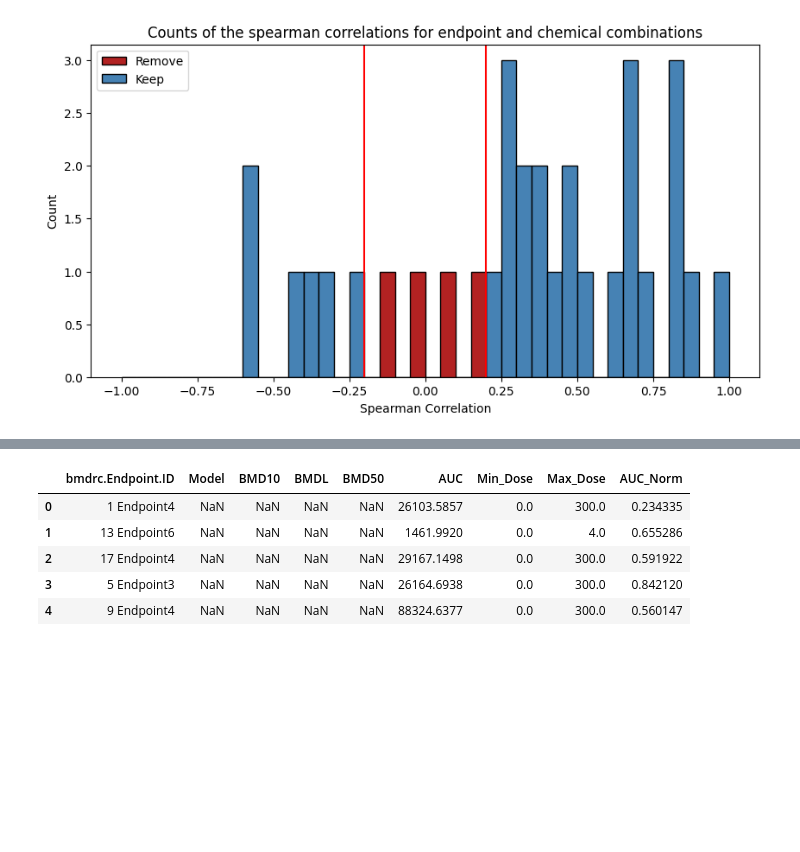
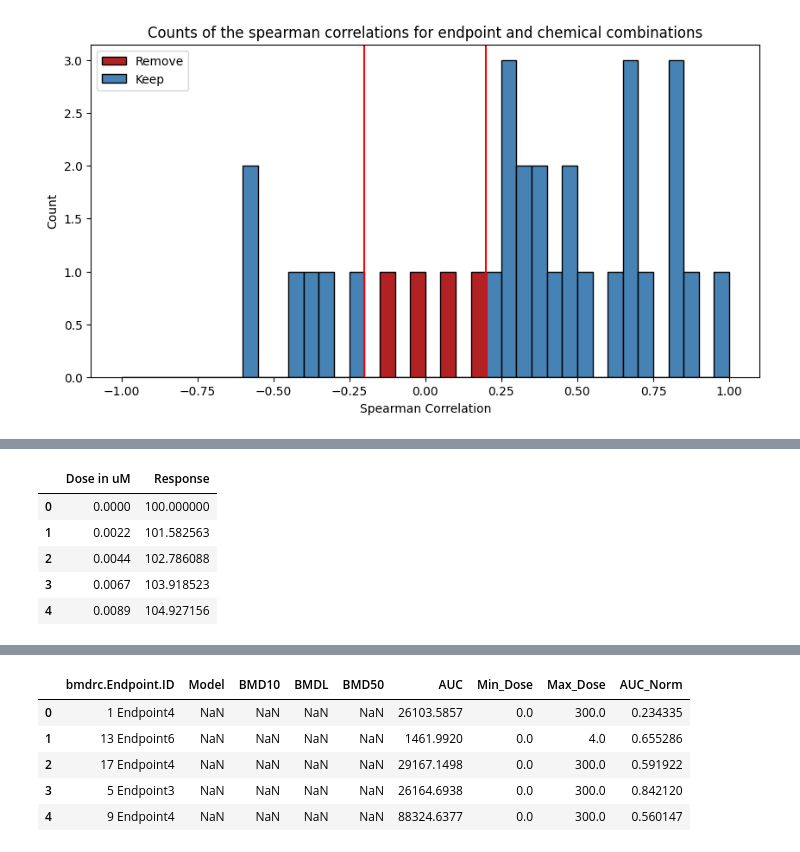
Before and after one commit to PNNL-CompBio/bmdrc, a Jupyter notebook: vignettes/Continuous Class Example.ipynb, the cells around one changed output, grey strips where cells are left out. Cells and saved outputs as stored; diff of their text form; code cells hidden in the pictures; blank space fills up the shorter version.

```diff
--- a/vignettes/Continuous Class Example.ipynb
+++ b/vignettes/Continuous Class Example.ipynb
@@ -259,0 +120,9 @@ BMD10: 0.0, BMD50: 1.1716
+# %%
+con._10_Endpoint2_weibull_curve.head()
+# %% [output]
+|  | Dose in uM | Response |
+| 0 | 0.0000 | 100.000000 |
+| 1 | 0.0022 | 101.582563 |
+| 2 | 0.0044 | 102.786088 |
+| 3 | 0.0067 | 103.918523 |
+| 4 | 0.0089 | 104.927156 |
```
Also changed, not shown: parts of 10 cells of this notebook, 5 other files.
